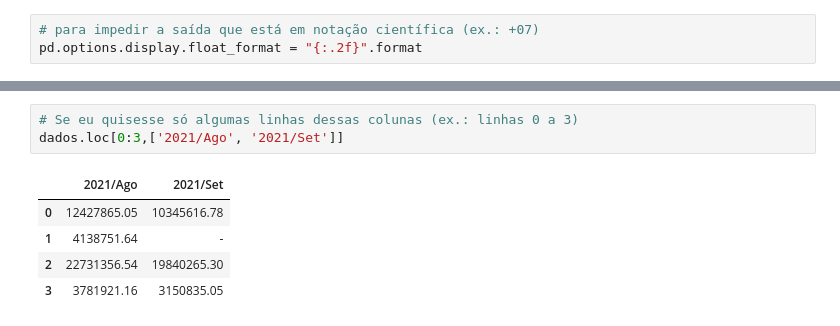
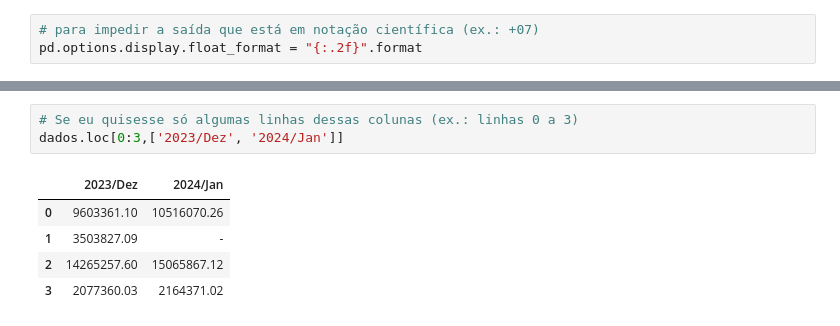
Before and after one commit to marialuisamartins/PosGrad_Data_Analytics_FIAP, a Jupyter notebook: AnaliseExploratoriaDeDados.ipynb, the cells around one changed output, grey strips where cells are left out. Cells and saved outputs as stored; diff of their text form.

```diff
--- a/AnaliseExploratoriaDeDados.ipynb
+++ b/AnaliseExploratoriaDeDados.ipynb
@@ -156,9 +164,9 @@ dados.loc[:,['2021/Ago', '2021/Set']]
 # %%
 # Se eu quisesse só algumas linhas dessas colunas (ex.: linhas 0 a 3)
-dados.loc[0:3,['2021/Ago', '2021/Set']]
+dados.loc[0:3,['2023/Dez', '2024/Jan']]
 # %% [output]
-|  | 2021/Ago | 2021/Set |
-| 0 | 12427865.05 | 10345616.78 |
-| 1 | 4138751.64 | - |
-| 2 | 22731356.54 | 19840265.30 |
-| 3 | 3781921.16 | 3150835.05 |
+|  | 2023/Dez | 2024/Jan |
+| 0 | 9603361.10 | 10516070.26 |
+| 1 | 3503827.09 | - |
+| 2 | 14265257.60 | 15065867.12 |
+| 3 | 2077360.03 | 2164371.02 |
```
Also changed, not shown: parts of 13 cells of this notebook.
